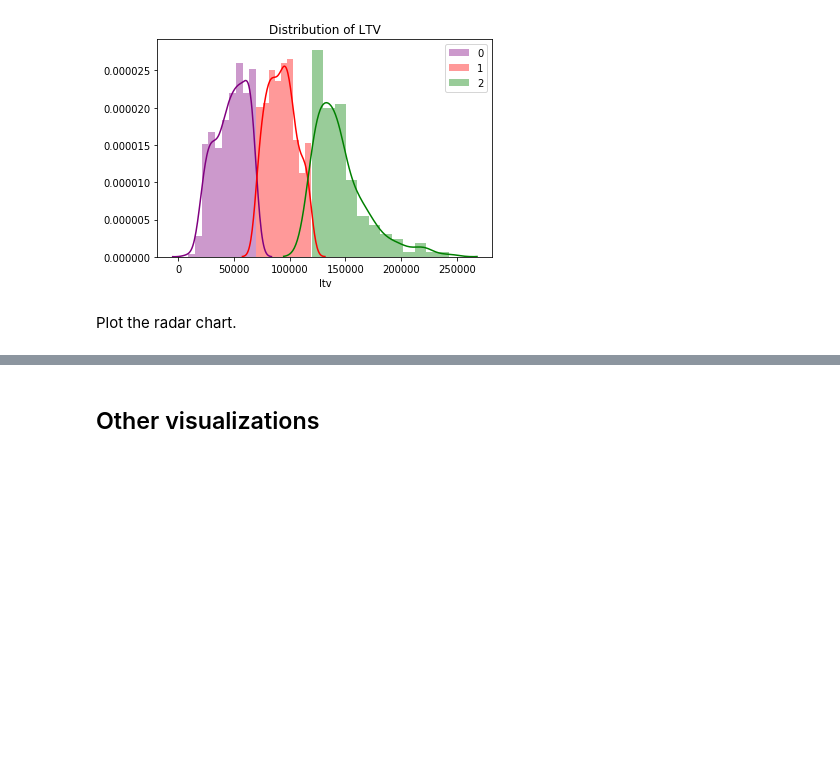
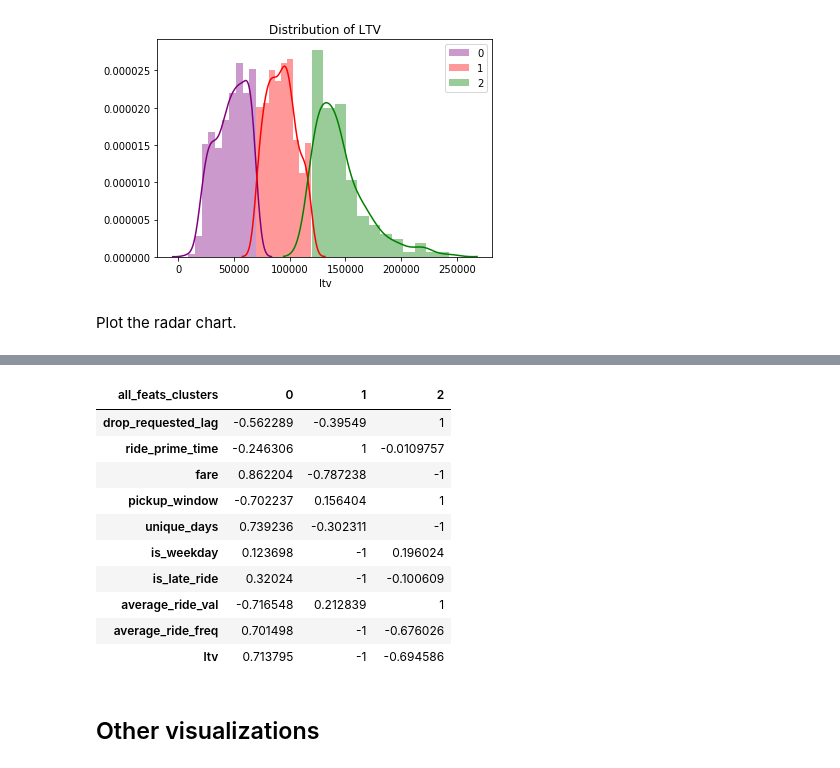
Before and after one commit to wjensheng/lyft, a Jupyter notebook: lyft_nb.ipynb, the cells around one changed output, grey strips where cells are left out. Drawn from its saved outputs; the diff is of its cells as text; code cells hidden in the pictures; blank space fills up the shorter version.

Commit message:
added indexed

```diff
--- a/lyft_nb.ipynb
+++ b/lyft_nb.ipynb
@@ -795,0 +823,11 @@ From this radar chart, we observe that even we only fitted KMeans with the 4 bas
+# %%
+CLUSTERS = 3
+
+matrix = scaled_ltv[metrics].values
+
+kmeans = KMeans(n_clusters=CLUSTERS, init='k-means++', n_init=40)
+kmeans.fit(matrix)
+
+clusters = kmeans.predict(matrix)
+
+print("The average silhouette_score is: {:.4f}".format(silhouette_score(matrix, clusters)))
@@ -795,0 +839,13 @@ From this radar chart, we observe that even we only fitted KMeans with the 4 bas
+# %%
+scaled_ltv['all_feats_clusters'] = clusters
+
+# map back to original clusters
+scaled_ltv['all_feats_clusters'] = scaled_ltv['all_feats_clusters'].map({0: 1,
+                                                                         1: 2,
+                                                                         2: 0})
+
+indexed = scaled_ltv.groupby('all_feats_clusters').mean()
+
+indexed = indexed[metrics].copy()
+
+indexed
@@ -796,2 +858,31 @@ From this radar chart, we observe that even we only fitted KMeans with the 4 bas
+# %%
+for metric in metrics:
+    indexed[metric] = indexed[metric] - scaled_ltv[metric].mean()
+    indexed[metric] = indexed[metric] / indexed[metric].abs().max()
+# %%
+def coloring(val):
+    if val < -0.5:
+        color = '#d65f5f'
+    elif val > 0.5:
+        color = '#5fba7d'
+    else:
+        color = 'white'
+    return 'background: %s' % color
+
+table = indexed.T.style.applymap(coloring)
+
+table
+# %% [output]
+| all_feats_clusters | 0 | 1 | 2 |
+| drop_requested_lag | -0.562289 | -0.39549 | 1 |
+| ride_prime_time | -0.246306 | 1 | -0.0109757 |
+| fare | 0.862204 | -0.787238 | -1 |
+| pickup_window | -0.702237 | 0.156404 | 1 |
+| unique_days | 0.739236 | -0.302311 | -1 |
+| is_weekday | 0.123698 | -1 | 0.196024 |
+| is_late_ride | 0.32024 | -1 | -0.100609 |
+| average_ride_val | -0.716548 | 0.212839 | 1 |
+| average_ride_freq | 0.701498 | -1 | -0.676026 |
+| ltv | 0.713795 | -1 | -0.694586 |
 # %% [markdown]
 ## Other visualizations
```
Also changed, not shown: parts of 13 cells of this notebook.
